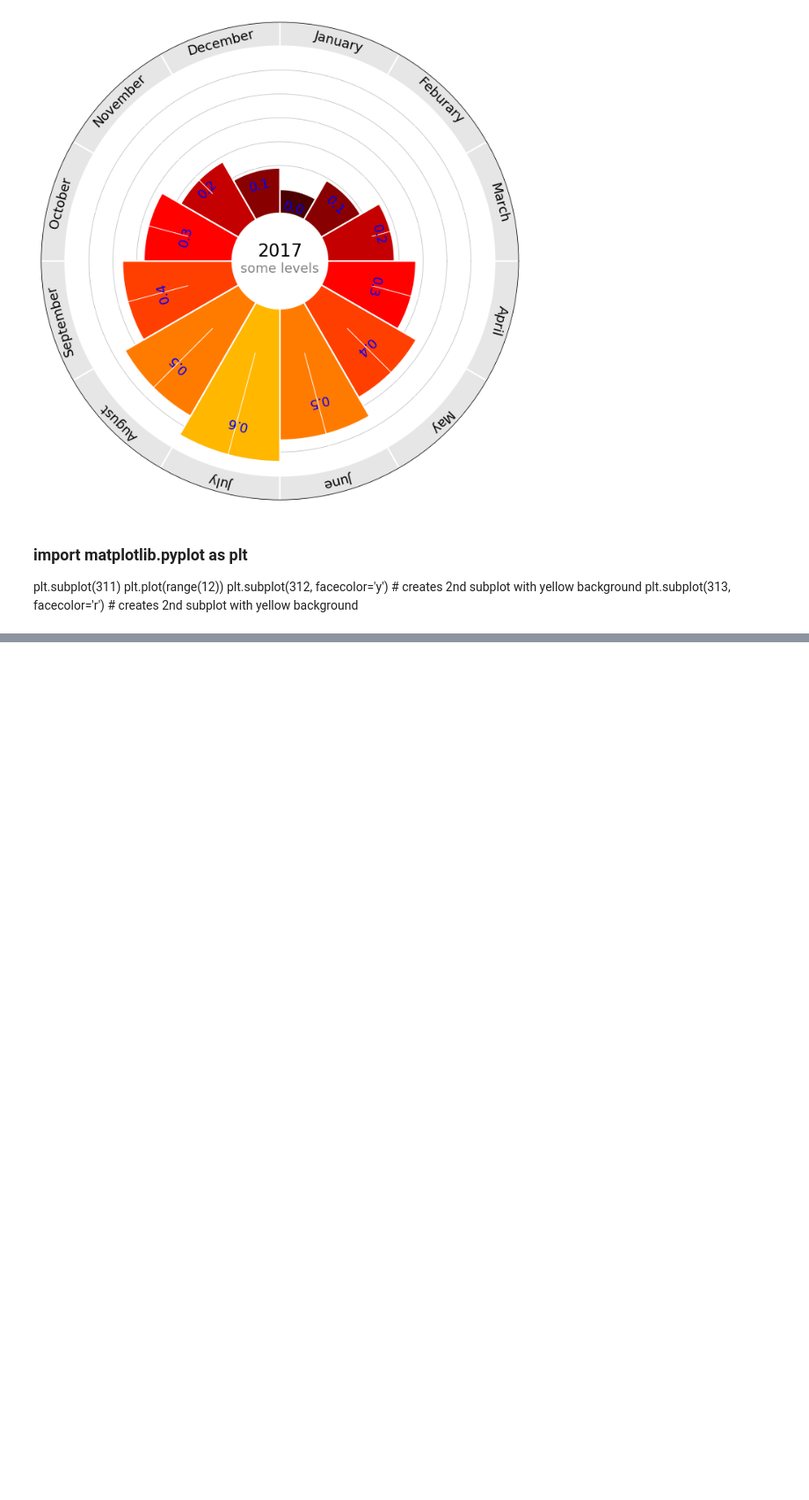
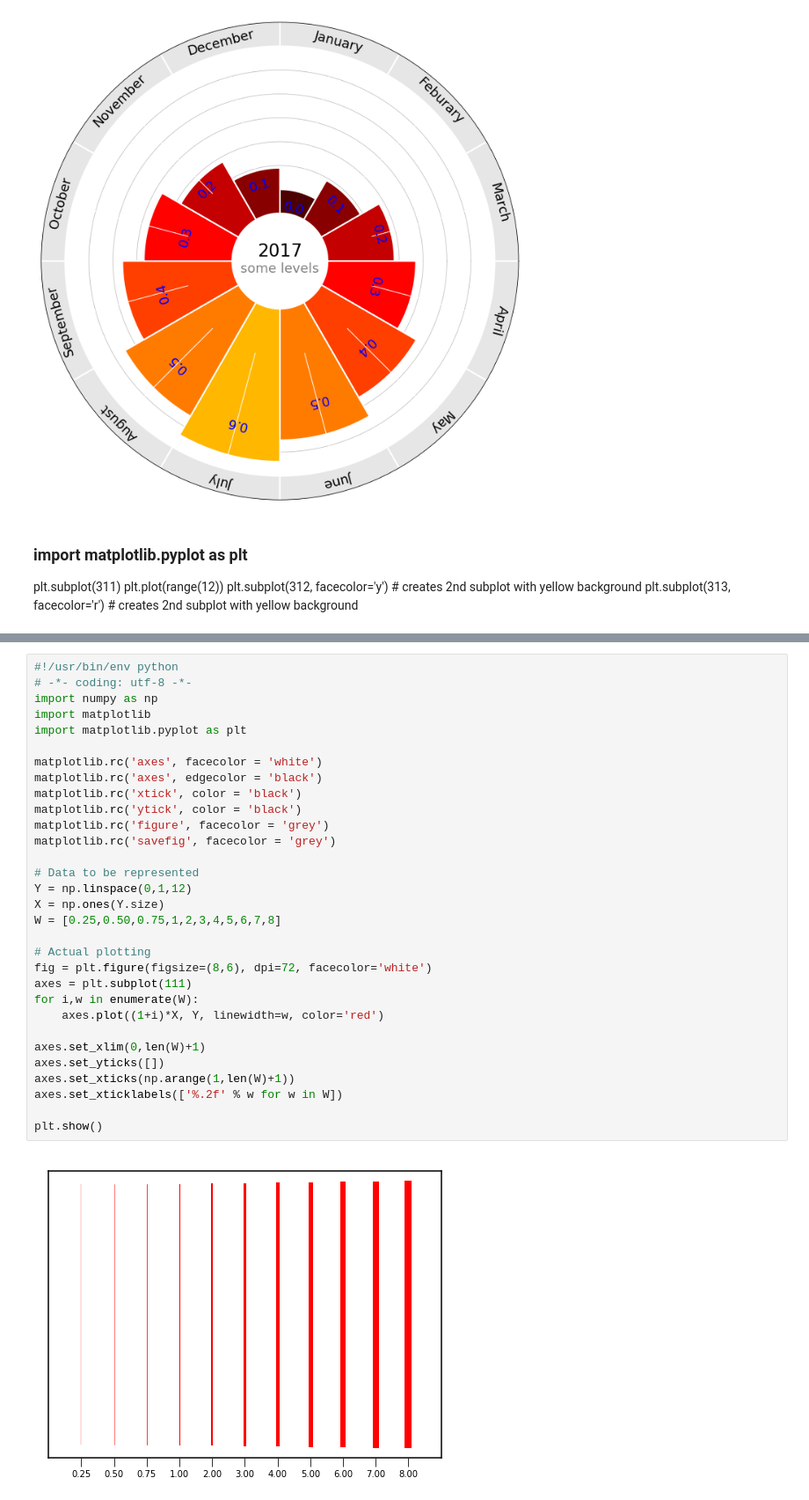
Before and after one commit to stubird/micStudy, a Jupyter notebook: matplotlib/statisticGraph.ipynb, the cells around one changed output, grey strips where cells are left out. Shown: that part at 88% size. Drawn from its saved outputs; the diff is of its cells as text; blank space fills up the shorter version.

```diff
--- a/matplotlib/statisticGraph.ipynb
+++ b/matplotlib/statisticGraph.ipynb
@@ -76,0 +145,33 @@ plt.subplot(313, facecolor='r') # creates 2nd subplot with yellow background
+# %%
+#!/usr/bin/env python
+# -*- coding: utf-8 -*-
+import numpy as np
+import matplotlib
+import matplotlib.pyplot as plt
+
+matplotlib.rc('axes', facecolor = 'white')
+matplotlib.rc('axes', edgecolor = 'black')
+matplotlib.rc('xtick', color = 'black')
+matplotlib.rc('ytick', color = 'black')
+matplotlib.rc('figure', facecolor = 'grey')
+matplotlib.rc('savefig', facecolor = 'grey')
+
+# Data to be represented
+Y = np.linspace(0,1,12)
+X = np.ones(Y.size)
+W = [0.25,0.50,0.75,1,2,3,4,5,6,7,8]
+
+# Actual plotting
+fig = plt.figure(figsize=(8,6), dpi=72, facecolor='white')
+axes = plt.subplot(111)
+for i,w in enumerate(W):
+    axes.plot((1+i)*X, Y, linewidth=w, color='red')
+
+axes.set_xlim(0,len(W)+1)
+axes.set_yticks([])
+axes.set_xticks(np.arange(1,len(W)+1))
+axes.set_xticklabels(['%.2f' % w for w in W])
+
+plt.show()
+# %% [output]
+[figure, added]
```
Also changed, not shown: parts of 15 cells of this notebook, 1 other file.
